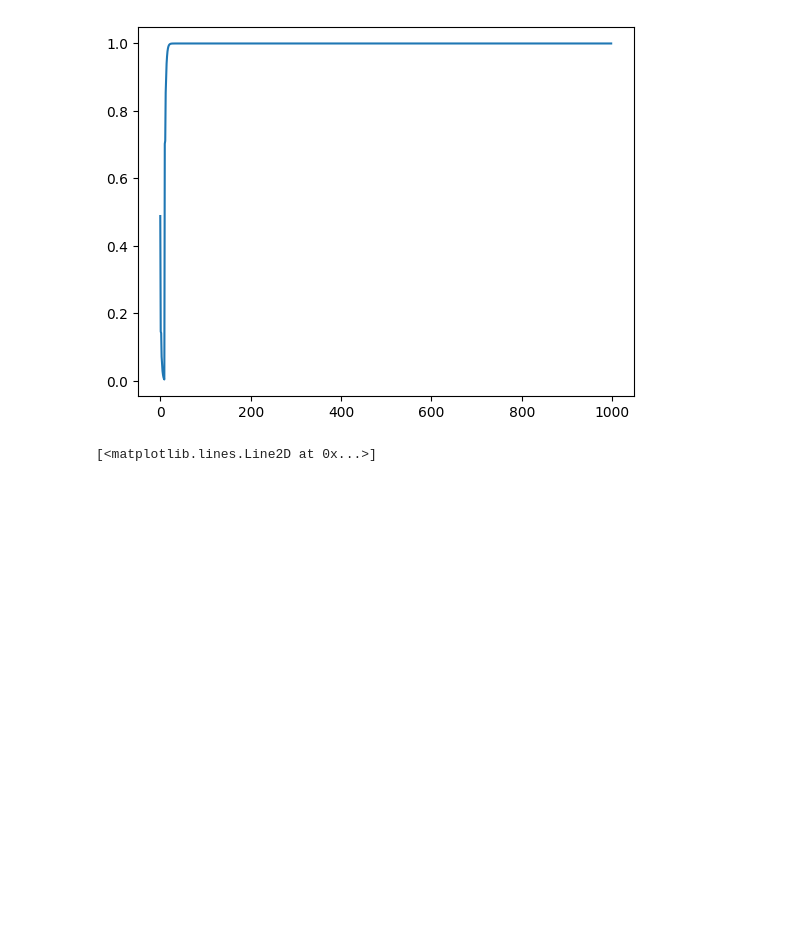
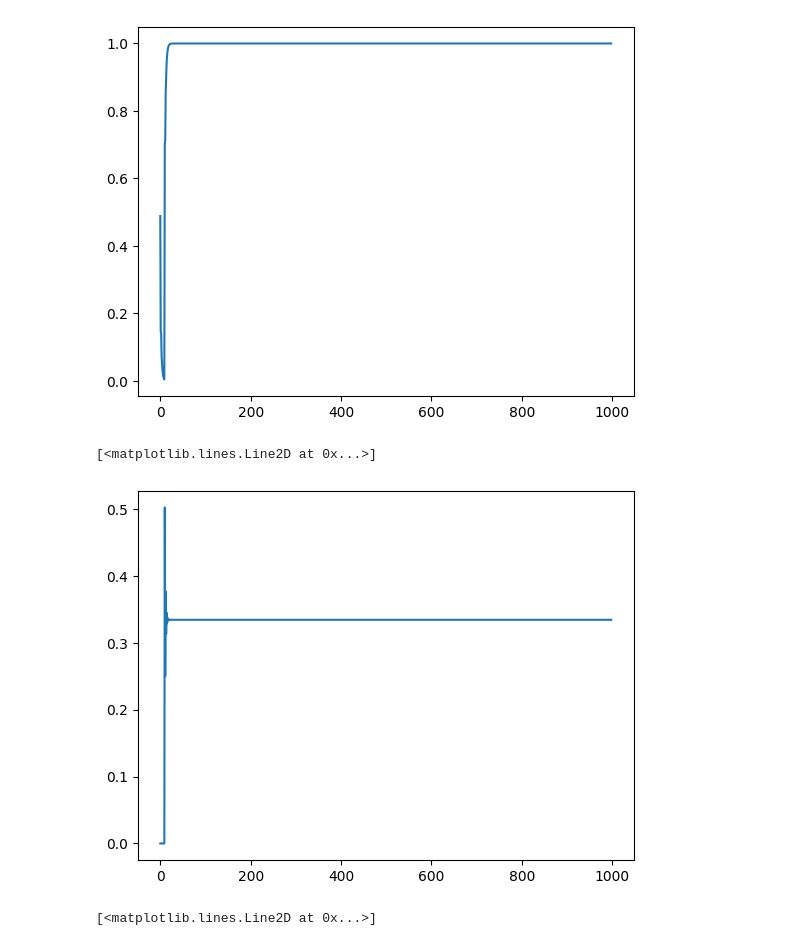
Before and after one commit to JoaoYukio/PCO119, a Jupyter notebook: Parte_Max/simulacaoControle/visualizacao.ipynb, the cells around one changed output. Drawn from its saved outputs; the diff is of its cells as text; code cells hidden in the pictures; blank space fills up the shorter version.

```diff
--- a/Parte_Max/simulacaoControle/visualizacao.ipynb
+++ b/Parte_Max/simulacaoControle/visualizacao.ipynb
@@ -101,6 +101,16 @@ plt.plot(arrSPD, label = "Controlador PD 0.5, 0.02")
 # %% [output]
 [<matplotlib.lines.Line2D at 0x...>]
 [figure]
+# %%
+fSD2 = open("exampleEqDifTest2.txt", "r")
+arrSPD2 = fSD2.read().split(',')
+arrSPD2 = arrSPD2[:len(arrSPD2)-2]#O ultimo carectere é um espaço em branco
+arrSPD2 = [float(x) for x in arrSPD2]
+# %%
+plt.plot(arrSPD2, label = "Controlador PD 0.5, 0.02")
+# %% [output]
+[<matplotlib.lines.Line2D at 0x...>]
+[figure, added]
 # %%
 plt.plot(arrSPD, label = "Controlador PD 1, 0.02")
 # %% [output]
```
Also changed, not shown: parts of 12 cells of this notebook, 9 other files.
